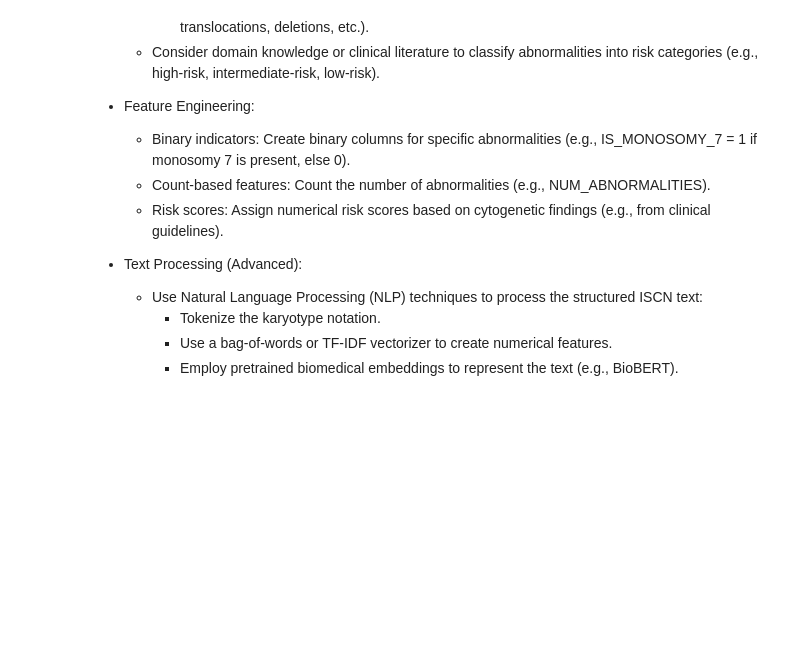
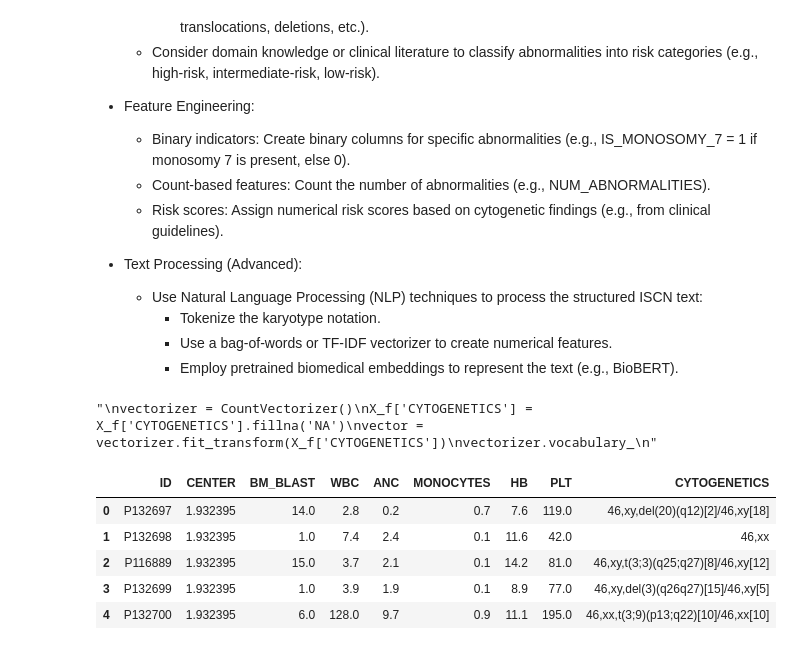
Before and after one commit to Loic-Jaillet/ENS-ML-Challenge, a Jupyter notebook: challenge.ipynb, the cells around one changed output. Drawn from its saved outputs; the diff is of its cells as text; code cells hidden in the pictures; blank space fills up the shorter version.

```diff
--- a/challenge.ipynb
+++ b/challenge.ipynb
@@ -319,3 +314,28 @@ CYTOGENETICS (Textual/Structured Data):
         - Tokenize the karyotype notation.
         - Use a bag-of-words or TF-IDF vectorizer to create numerical features.
         - Employ pretrained biomedical embeddings to represent the text (e.g., BioBERT).
+# %%
+from sklearn.feature_extraction.text import CountVectorizer
+
+X_f = clinical_df.loc[clinical_df['ID'].isin(target_df['ID'])].copy()
+y_f = Surv.from_dataframe('OS_STATUS', 'OS_YEARS', target_df)
+target_mean = X_f.merge(target_df[['ID', 'OS_YEARS']], on='ID').groupby('CENTER')['OS_YEARS'].mean()
+X_f.loc[:, 'CENTER'] = X_f['CENTER'].map(target_mean)
+
+"""
+vectorizer = CountVectorizer()
+X_f['CYTOGENETICS'] = X_f['CYTOGENETICS'].fillna('NA')
+vector = vectorizer.fit_transform(X_f['CYTOGENETICS'])
+vectorizer.vocabulary_
+"""
+# %% [output]
+"\nvectorizer = CountVectorizer()\nX_f['CYTOGENETICS'] = X_f['CYTOGENETICS'].fillna('NA')\nvector = vectorizer.fit_transform(X_f['CYTOGENETICS'])\nvectorizer.vocabulary_\n"
+# %%
+X_f.head()
+# %% [output]
+|  | ID | CENTER | BM_BLAST | WBC | ANC | MONOCYTES | HB | PLT | CYTOGENETICS |
+| 0 | P132697 | 1.932395 | 14.0 | 2.8 | 0.2 | 0.7 | 7.6 | 119.0 | 46,xy,del(20)(q12)[2]/46,xy[18] |
+| 1 | P132698 | 1.932395 | 1.0 | 7.4 | 2.4 | 0.1 | 11.6 | 42.0 | 46,xx |
+| 2 | P116889 | 1.932395 | 15.0 | 3.7 | 2.1 | 0.1 | 14.2 | 81.0 | 46,xy,t(3;3)(q25;q27)[8]/46,xy[12] |
+| 3 | P132699 | 1.932395 | 1.0 | 3.9 | 1.9 | 0.1 | 8.9 | 77.0 | 46,xy,del(3)(q26q27)[15]/46,xy[5] |
+| 4 | P132700 | 1.932395 | 6.0 | 128.0 | 9.7 | 0.9 | 11.1 | 195.0 | 46,xx,t(3;9)(p13;q22)[10]/46,xx[10] |
```
Also changed, not shown: parts of 6 cells of this notebook.
